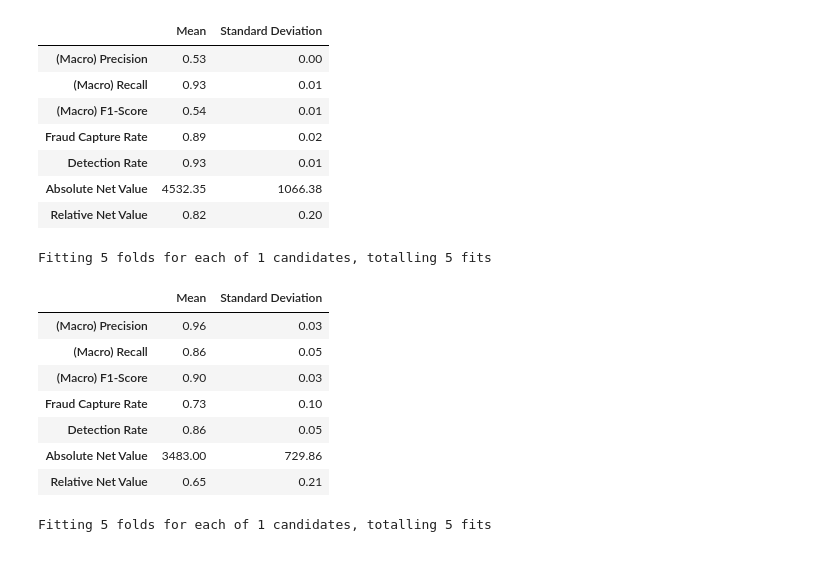
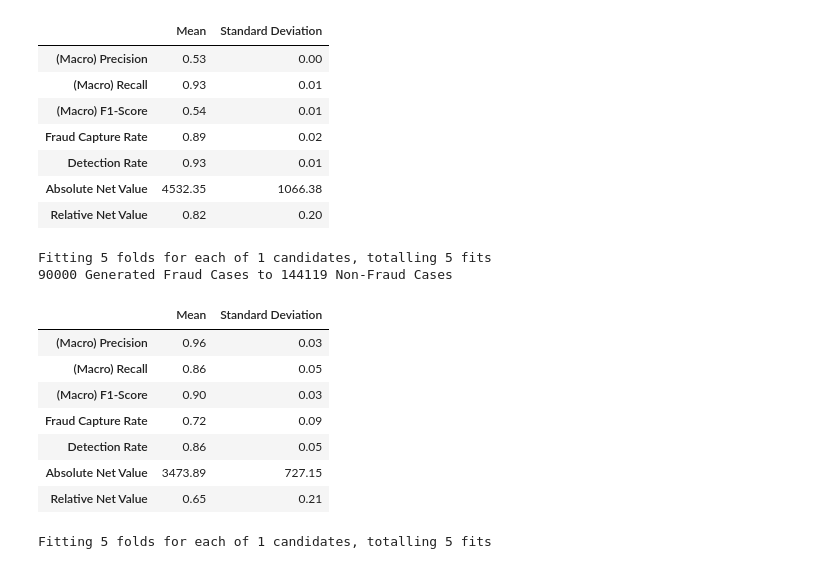
Before and after one commit to BSDSBA-JF/ML-II-Labs, a Jupyter notebook: 01/01-lab-materials/MAIN-LT 7-Lab 1.ipynb, the cells around one changed output. Cells and saved outputs as stored; diff of their text form; code cells hidden in the pictures.

```diff
--- a/01/01-lab-materials/MAIN-LT 7-Lab 1.ipynb
+++ b/01/01-lab-materials/MAIN-LT 7-Lab 1.ipynb
@@ -570,31 +579,34 @@ Fitting 5 folds for each of 1 candidates, totalling 5 fits
 # %%
 # Actual class counts
 class_counts = y_train.value_counts()
+majority_count = class_counts.max()
 minority_count = class_counts.min()
 
 # Compute the ratio for RandomUnderSampler
 target_majority = 90000
 ratio = minority_count / target_majority
 
 # For (Less Harsh) Random Undersampling WITH Class Weighting
 rus_weighting = RandomUnderSampler(sampling_strategy=ratio, random_state=92)
 
 rus_weighting_model = FraudDetector().experiment_fit(
     X_train,
     y_train,
     sample_strategy=rus_weighting,
     sample_weight='balanced'
 )
+print(f'{target_majority} Generated Fraud Cases to {majority_count} Non-Fraud Cases')
 see_metrics(rus_weighting_model)
 # %% [output]
 Fitting 5 folds for each of 1 candidates, totalling 5 fits
+90000 Generated Fraud Cases to 144119 Non-Fraud Cases
 |  | Mean | Standard Deviation |
 | (Macro) Precision | 0.96 | 0.03 |
 | (Macro) Recall | 0.86 | 0.05 |
 | (Macro) F1-Score | 0.90 | 0.03 |
-| Fraud Capture Rate | 0.73 | 0.10 |
+| Fraud Capture Rate | 0.72 | 0.09 |
 | Detection Rate | 0.86 | 0.05 |
-| Absolute Net Value | 3483.00 | 729.86 |
+| Absolute Net Value | 3473.89 | 727.15 |
 | Relative Net Value | 0.65 | 0.21 |
 # %%
 # Actual class counts
```
Also changed, not shown: parts of 12 cells of this notebook.
